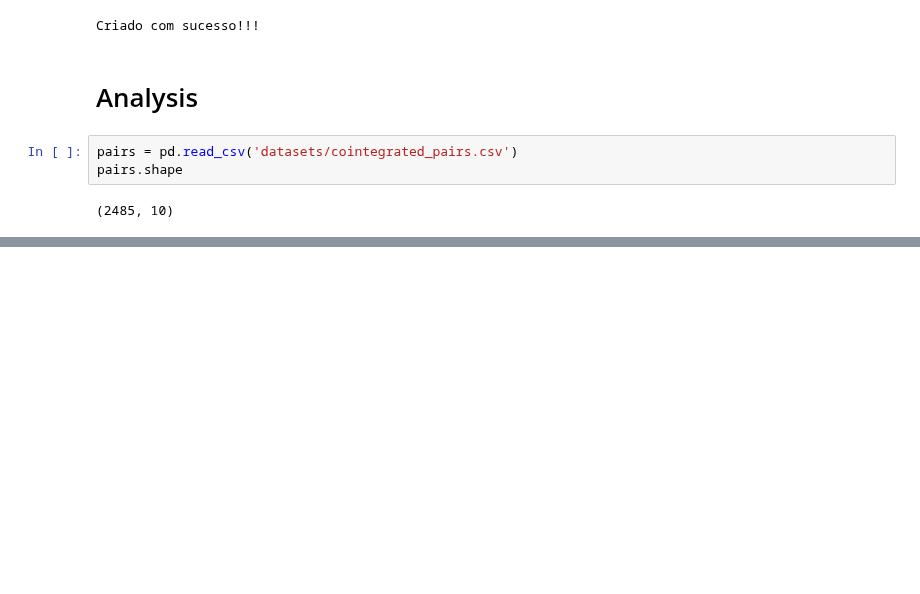
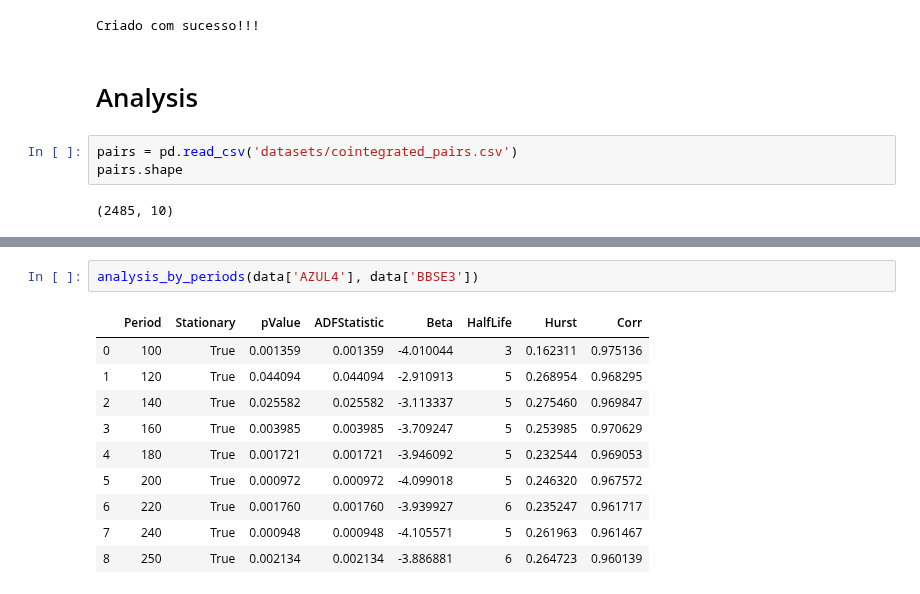
Before and after one commit to andreolvgomes/long-short-by-cointegration, a Jupyter notebook: Cointegration.ipynb, the cells around one changed output, grey strips where cells are left out. Cells and saved outputs as stored; diff of their text form; blank space fills up the shorter version.

```diff
--- a/Cointegration.ipynb
+++ b/Cointegration.ipynb
@@ -425,0 +436,13 @@ show(data, 'IGTA3', 'LREN3')
+# %%
+analysis_by_periods(data['AZUL4'], data['BBSE3'])
+# %% [output]
+|  | Period | Stationary | pValue | ADFStatistic | Beta | HalfLife | Hurst | Corr |
+| 0 | 100 | True | 0.001359 | 0.001359 | -4.010044 | 3 | 0.162311 | 0.975136 |
+| 1 | 120 | True | 0.044094 | 0.044094 | -2.910913 | 5 | 0.268954 | 0.968295 |
+| 2 | 140 | True | 0.025582 | 0.025582 | -3.113337 | 5 | 0.275460 | 0.969847 |
+| 3 | 160 | True | 0.003985 | 0.003985 | -3.709247 | 5 | 0.253985 | 0.970629 |
+| 4 | 180 | True | 0.001721 | 0.001721 | -3.946092 | 5 | 0.232544 | 0.969053 |
+| 5 | 200 | True | 0.000972 | 0.000972 | -4.099018 | 5 | 0.246320 | 0.967572 |
+| 6 | 220 | True | 0.001760 | 0.001760 | -3.939927 | 6 | 0.235247 | 0.961717 |
+| 7 | 240 | True | 0.000948 | 0.000948 | -4.105571 | 5 | 0.261963 | 0.961467 |
+| 8 | 250 | True | 0.002134 | 0.002134 | -3.886881 | 6 | 0.264723 | 0.960139 |
```
Also changed, not shown: parts of 7 cells of this notebook.
